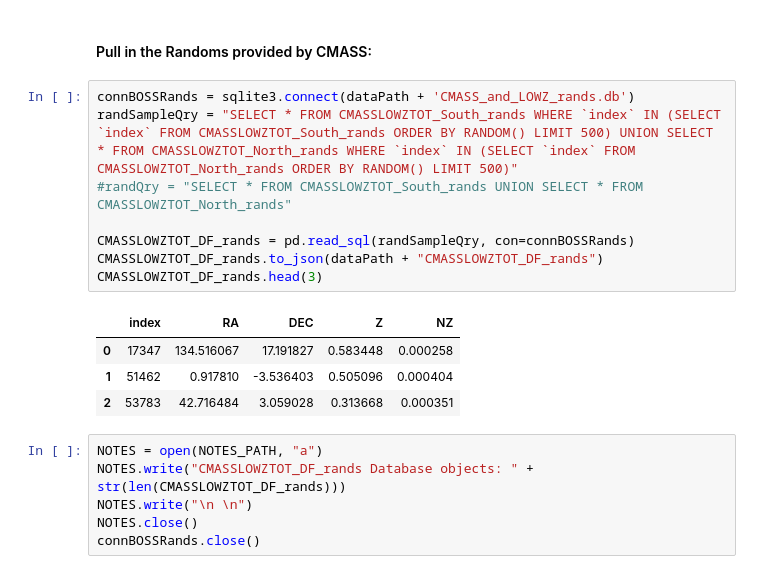
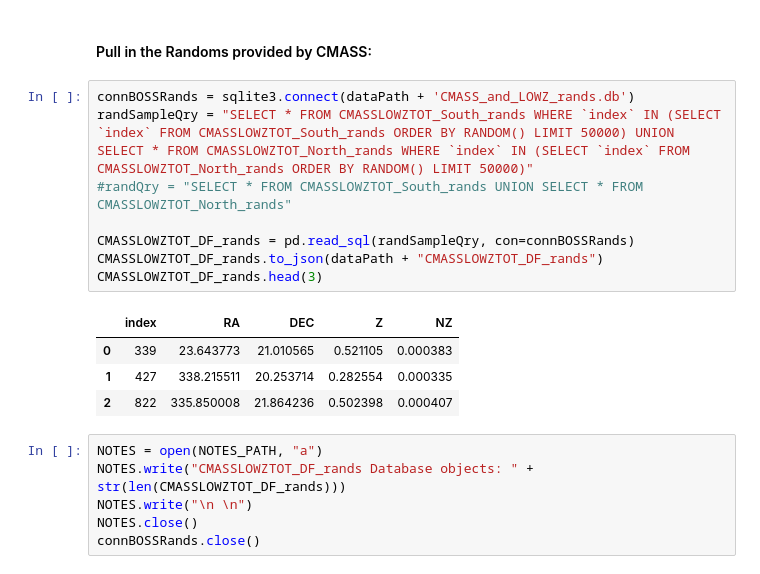
Before and after one commit to MTabbutt/Cosmology, a Jupyter notebook: SNe CrossCorrelations/PanSTARRS and CMASS _ Correlations.ipynb, the cells around one changed output. Saved outputs shown, nothing was run; the diff lists cells and outputs as text.

```diff
--- a/SNe CrossCorrelations/PanSTARRS and CMASS _ Correlations.ipynb
+++ b/SNe CrossCorrelations/PanSTARRS and CMASS _ Correlations.ipynb
@@ -127,17 +127,17 @@ connBOSS.close()
 #### Pull in the Randoms provided by CMASS:
 # %%
 connBOSSRands = sqlite3.connect(dataPath + 'CMASS_and_LOWZ_rands.db')
-randSampleQry = "SELECT * FROM CMASSLOWZTOT_South_rands WHERE `index` IN (SELECT `index` FROM CMASSLOWZTOT_South_rands ORDER BY RANDOM() LIMIT 500) UNION SELECT * FROM CMASSLOWZTOT_North_rands WHERE `index` IN (SELECT `index` FROM CMASSLOWZTOT_North_rands ORDER BY RANDOM() LIMIT 500)"
+randSampleQry = "SELECT * FROM CMASSLOWZTOT_South_rands WHERE `index` IN (SELECT `index` FROM CMASSLOWZTOT_South_rands ORDER BY RANDOM() LIMIT 50000) UNION SELECT * FROM CMASSLOWZTOT_North_rands WHERE `index` IN (SELECT `index` FROM CMASSLOWZTOT_North_rands ORDER BY RANDOM() LIMIT 50000)"
 #randQry = "SELECT * FROM CMASSLOWZTOT_South_rands UNION SELECT * FROM CMASSLOWZTOT_North_rands"
 
 CMASSLOWZTOT_DF_rands = pd.read_sql(randSampleQry, con=connBOSSRands)
 CMASSLOWZTOT_DF_rands.to_json(dataPath + "CMASSLOWZTOT_DF_rands")
 CMASSLOWZTOT_DF_rands.head(3)
 # %% [output]
 |  | index | RA | DEC | Z | NZ |
-| 0 | 17347 | 134.516067 | 17.191827 | 0.583448 | 0.000258 |
-| 1 | 51462 | 0.917810 | -3.536403 | 0.505096 | 0.000404 |
-| 2 | 53783 | 42.716484 | 3.059028 | 0.313668 | 0.000351 |
+| 0 | 339 | 23.643773 | 21.010565 | 0.521105 | 0.000383 |
+| 1 | 427 | 338.215511 | 20.253714 | 0.282554 | 0.000335 |
+| 2 | 822 | 335.850008 | 21.864236 | 0.502398 | 0.000407 |
 # %%
 NOTES = open(NOTES_PATH, "a")
 NOTES.write("CMASSLOWZTOT_DF_rands Database objects: " + str(len(CMASSLOWZTOT_DF_rands)))
```
Also changed, not shown: parts of 27 cells of this notebook, 39 other files.
